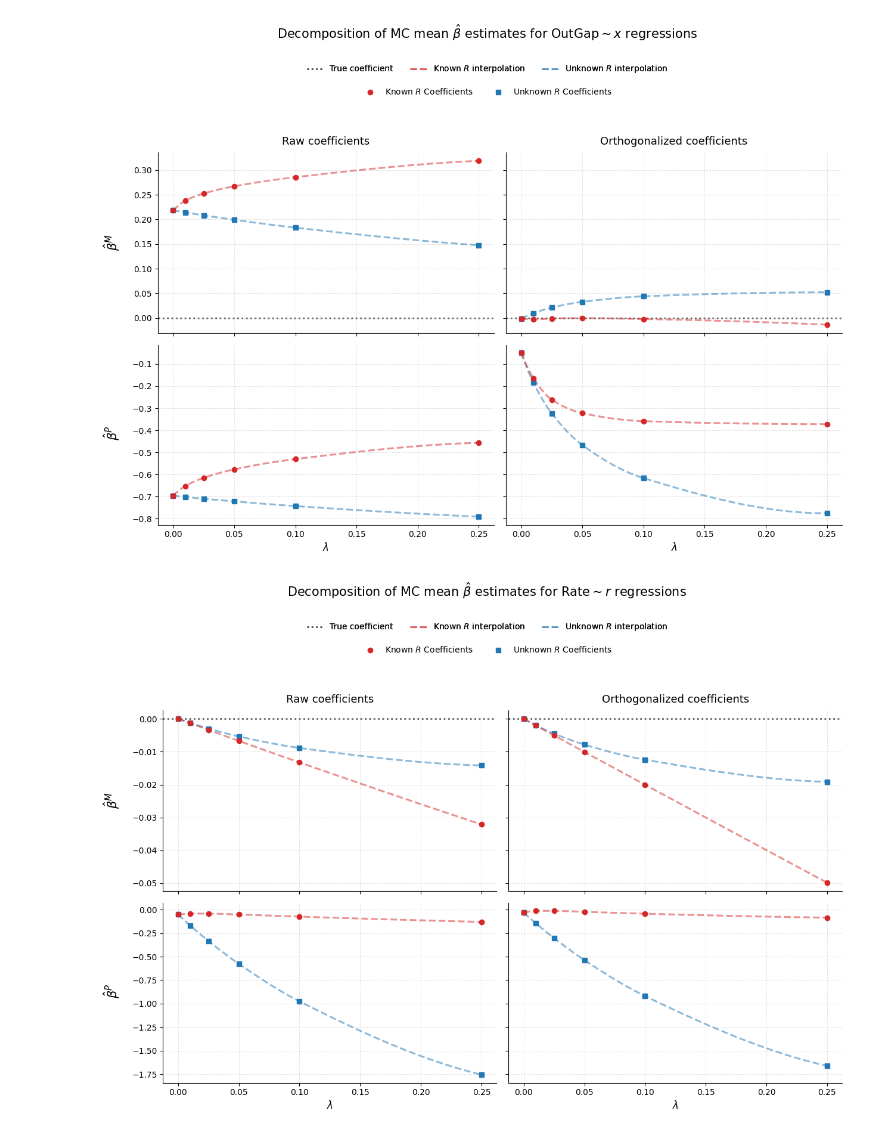
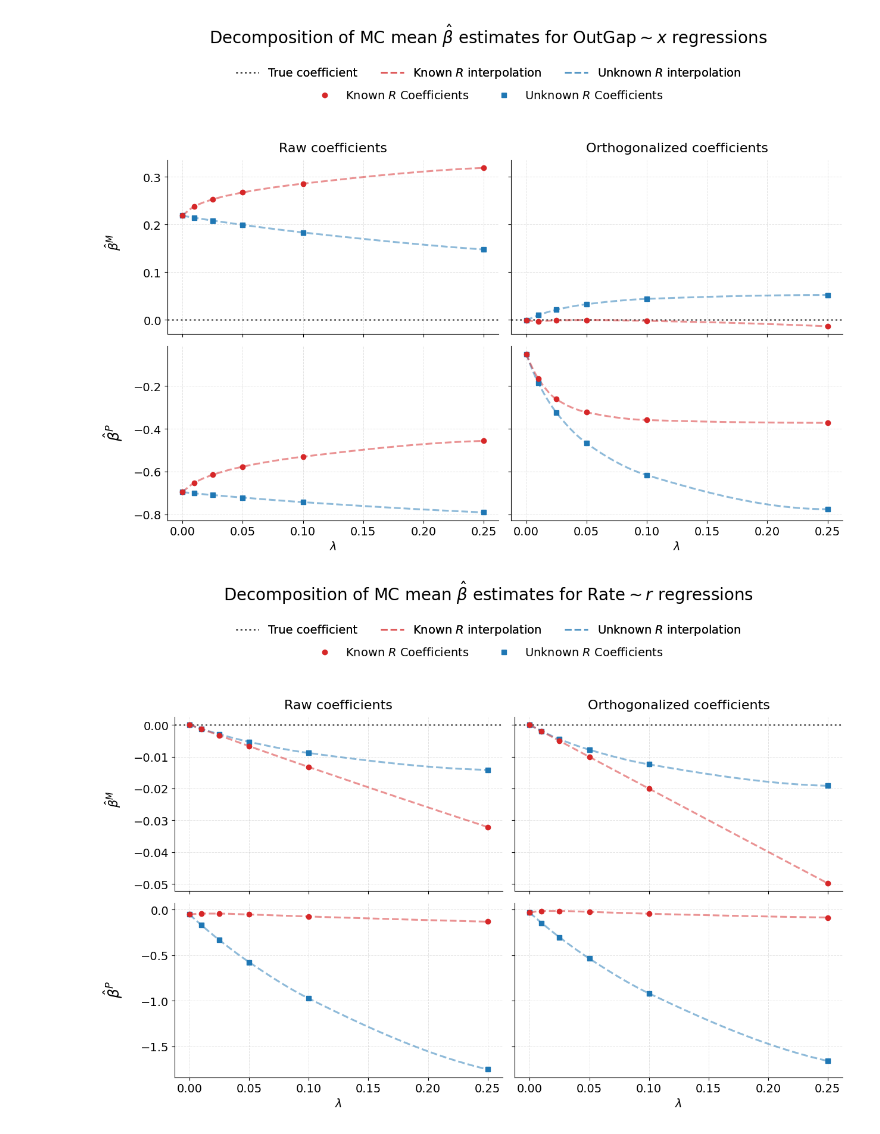
Before and after one commit to GongJr0/sdsge-scripts, a Jupyter notebook: misspec_tests/noisy_coefficient_decompositions.ipynb, the cells around one changed output. Saved outputs shown, nothing was run; the diff lists cells and outputs as text; code cells hidden in the pictures.

```diff
--- a/misspec_tests/noisy_coefficient_decompositions.ipynb
+++ b/misspec_tests/noisy_coefficient_decompositions.ipynb
@@ -154,17 +154,17 @@ for a, title, unknown, unknown_sd, known, known_sd, true_coef in panels:
         for barlinecol in barlinecols:
             barlinecol.set_alpha(0.75)
 
-    a.set_title(title, fontsize=13, pad=10)
-    a.set_xlabel(r"$\lambda$", fontsize=12)
+    a.set_title(title, fontsize=16, pad=10)
+    a.set_xlabel(r"$\lambda$", fontsize=14)
     a.grid(True, which="major", linestyle="--", linewidth=0.7, alpha=0.35)
     a.spines["top"].set_visible(False)
     a.spines["right"].set_visible(False)
-    a.tick_params(axis="both", labelsize=10)
+    a.tick_params(axis="both", labelsize=14)
 
 ax[0, 0].set_xlabel("")
 ax[0, 1].set_xlabel("")
-ax[1, 0].set_xlabel(r"$\lambda$", fontsize=12)
-ax[1, 1].set_xlabel(r"$\lambda$", fontsize=12)
+ax[1, 0].set_xlabel(r"$\lambda$", fontsize=14)
+ax[1, 1].set_xlabel(r"$\lambda$", fontsize=14)
 
 handles, labels = ax[0, 0].get_legend_handles_labels()
 
@@ -180,7 +180,7 @@ leg1 = fig.legend(
     bbox_to_anchor=(0.5, 1.09),
     ncol=3,
     frameon=False,
-    fontsize=10,
+    fontsize=14,
 )
 
 # Bottom row: 2 entries, centered
@@ -191,7 +191,7 @@ leg2 = fig.legend(
     bbox_to_anchor=(0.5, 1.04),
     ncol=2,
     frameon=False,
-    fontsize=10,
+    fontsize=14,
 )
 
 fig.add_artist(leg1)
@@ -203,7 +203,7 @@ fig.text(
     va="center",
     ha="center",
     rotation="vertical",
-    fontsize=15,
+    fontsize=18,
 )
 
 fig.text(
@@ -213,12 +213,12 @@ fig.text(
     va="center",
     ha="center",
     rotation="vertical",
-    fontsize=15,
+    fontsize=18,
 )
 
 fig.suptitle(
     r"Decomposition of MC mean $\hat{\beta}$ estimates for $\mathrm{OutGap}\sim\pi$ regressions",
-    fontsize=15,
+    fontsize=20,
     y=1.16,
 )
 
@@ -385,17 +385,17 @@ def make_decomposition_plot(spec, outfile=None):
             for barlinecol in barlinecols:
                 barlinecol.set_alpha(0.75)
 
-        a.set_title(title, fontsize=13, pad=10)
-        a.set_xlabel(r"$\lambda$", fontsize=12)
+        a.set_title(title, fontsize=16, pad=10)
+        a.set_xlabel(r"$\lambda$", fontsize=14)
         a.grid(True, which="major", linestyle="--", linewidth=0.7, alpha=0.35)
         a.spines["top"].set_visible(False)
         a.spines["right"].set_visible(False)
-        a.tick_params(axis="both", labelsize=10)
+        a.tick_params(axis="both", labelsize=14)
 
     ax[0, 0].set_xlabel("")
     ax[0, 1].set_xlabel("")
-    ax[1, 0].set_xlabel(r"$\lambda$", fontsize=12)
-    ax[1, 1].set_xlabel(r"$\lambda$", fontsize=12)
+    ax[1, 0].set_xlabel(r"$\lambda$", fontsize=14)
+    ax[1, 1].set_xlabel(r"$\lambda$", fontsize=14)
 
     handles, labels = ax[0, 0].get_legend_handles_labels()
     label_to_handle = dict(zip(labels, handles))
@@ -410,7 +410,7 @@ def make_decomposition_plot(spec, outfile=None):
         bbox_to_anchor=(0.5, 1.09),
         ncol=3,
         frameon=False,
-        fontsize=10,
+        fontsize=14,
     )
 
     leg2 = fig.legend(
@@ -420,7 +420,7 @@ def make_decomposition_plot(spec, outfile=None):
         bbox_to_anchor=(0.5, 1.04),
         ncol=2,
         frameon=False,
-        fontsize=10,
+        fontsize=14,
     )
 
     fig.add_artist(leg1)
@@ -436,34 +436,34 @@ def make_decomposition_plot(spec, outfile=None):
     )
 
     fig.text(
         0.015,
         0.30,
         spec["bottom_ylabel"],
         va="center",
         ha="center",
         rotation="vertical",
-        fontsize=15,
+        fontsize=18,
     )
 
     fig.suptitle(
         rf"Decomposition of MC mean $\hat{{\beta}}$ estimates for {spec['title']}",
-        fontsize=15,
+        fontsize=20,
         y=1.16,
     )
 
     plt.tight_layout(rect=[0.03, 0.03, 0.97, 1])
 
     if outfile is not None:
         fig.savefig(outfile, dpi=300, bbox_inches="tight")
 
     return fig, ax
 
 
 fig1, ax1 = make_decomposition_plot(OUTGAP_X)
 plt.show()
 
 fig2, ax2 = make_decomposition_plot(RATE_R)
 plt.show()
 # %% [output]
-[figure, old version]
+[figure, new version]
-[figure, old version]
+[figure, new version]
```
Also changed, not shown: parts of 1 cell of this notebook, 2 other files.
